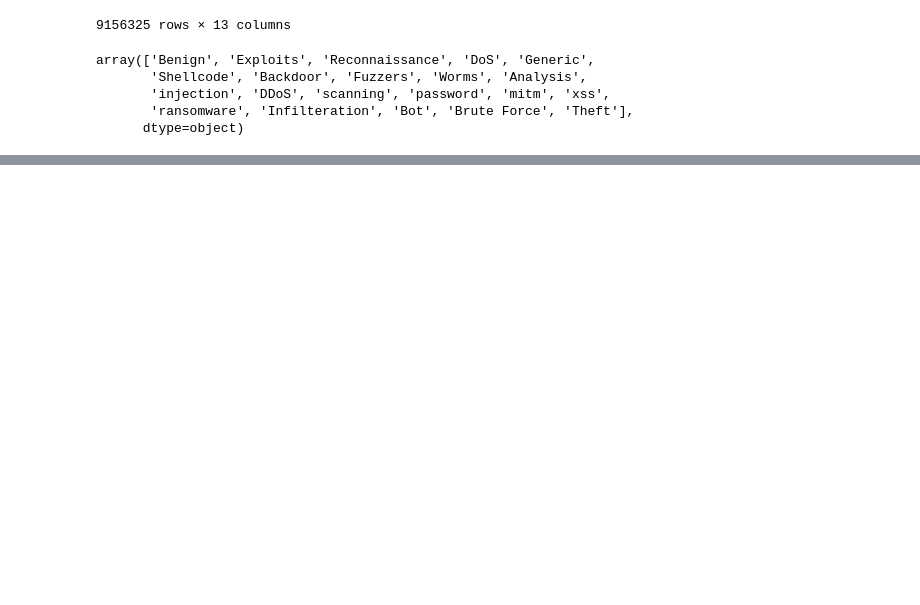
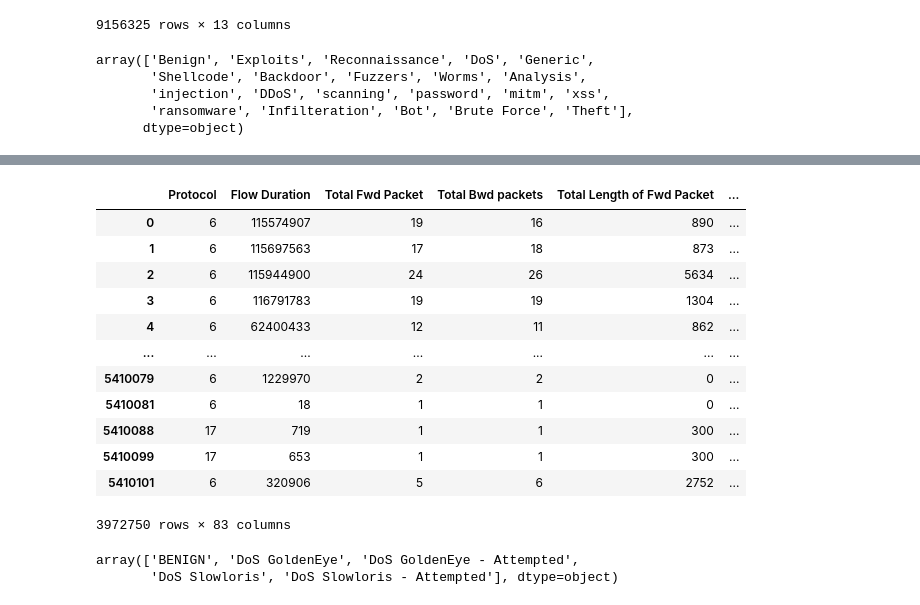
Before and after one commit to TheMessik/thesis, a Jupyter notebook: notebooks/ConCap-CIC2018.ipynb, the cells around one changed output, grey strips where cells are left out. Saved outputs shown, nothing was run; the diff lists cells and outputs as text; code cells hidden in the pictures; blank space fills up the shorter version.

Commit message:
chore: add slowloris and goldeneye to cic2018 tests

```diff
--- a/notebooks/ConCap-CIC2018.ipynb
+++ b/notebooks/ConCap-CIC2018.ipynb
@@ -435,0 +454,4 @@ array(['Benign', 'Exploits', 'Reconnaissance', 'DoS', 'Generic',
+# %%
+thursday_15 = get_cic_2018_dataset("Thursday-15-02-2018.csv")
+thursday_15
+# %% [output]
@@ -435,0 +459,18 @@ array(['Benign', 'Exploits', 'Reconnaissance', 'DoS', 'Generic',
+|  | Protocol | Flow Duration | Total Fwd Packet | Total Bwd packets | Total Length of Fwd Packet | ... |
+| 0 | 6 | 115574907 | 19 | 16 | 890 | ... |
+| 1 | 6 | 115697563 | 17 | 18 | 873 | ... |
+| 2 | 6 | 115944900 | 24 | 26 | 5634 | ... |
+| 3 | 6 | 116791783 | 19 | 19 | 1304 | ... |
+| 4 | 6 | 62400433 | 12 | 11 | 862 | ... |
+| ... | ... | ... | ... | ... | ... | ... |
+| 5410079 | 6 | 1229970 | 2 | 2 | 0 | ... |
+| 5410081 | 6 | 18 | 1 | 1 | 0 | ... |
+| 5410088 | 17 | 719 | 1 | 1 | 300 | ... |
+| 5410099 | 17 | 653 | 1 | 1 | 300 | ... |
+| 5410101 | 6 | 320906 | 5 | 6 | 2752 | ... |
+3972750 rows × 83 columns
+# %%
+thursday_15["Label"].unique()
+# %% [output]
+array(['BENIGN', 'DoS GoldenEye', 'DoS GoldenEye - Attempted',
+       'DoS Slowloris', 'DoS Slowloris - Attempted'], dtype=object)
```
Also changed, not shown: parts of 23 cells of this notebook.
